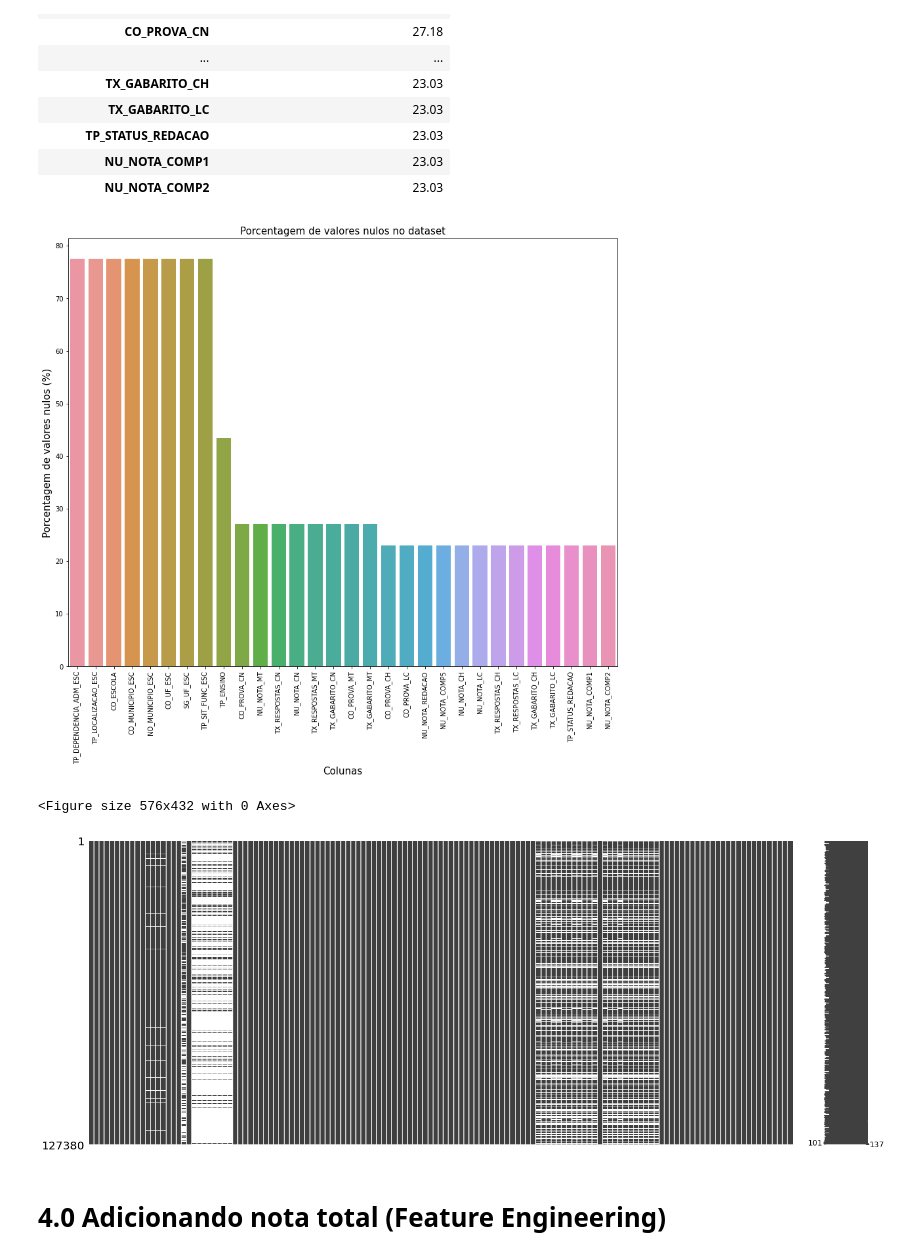
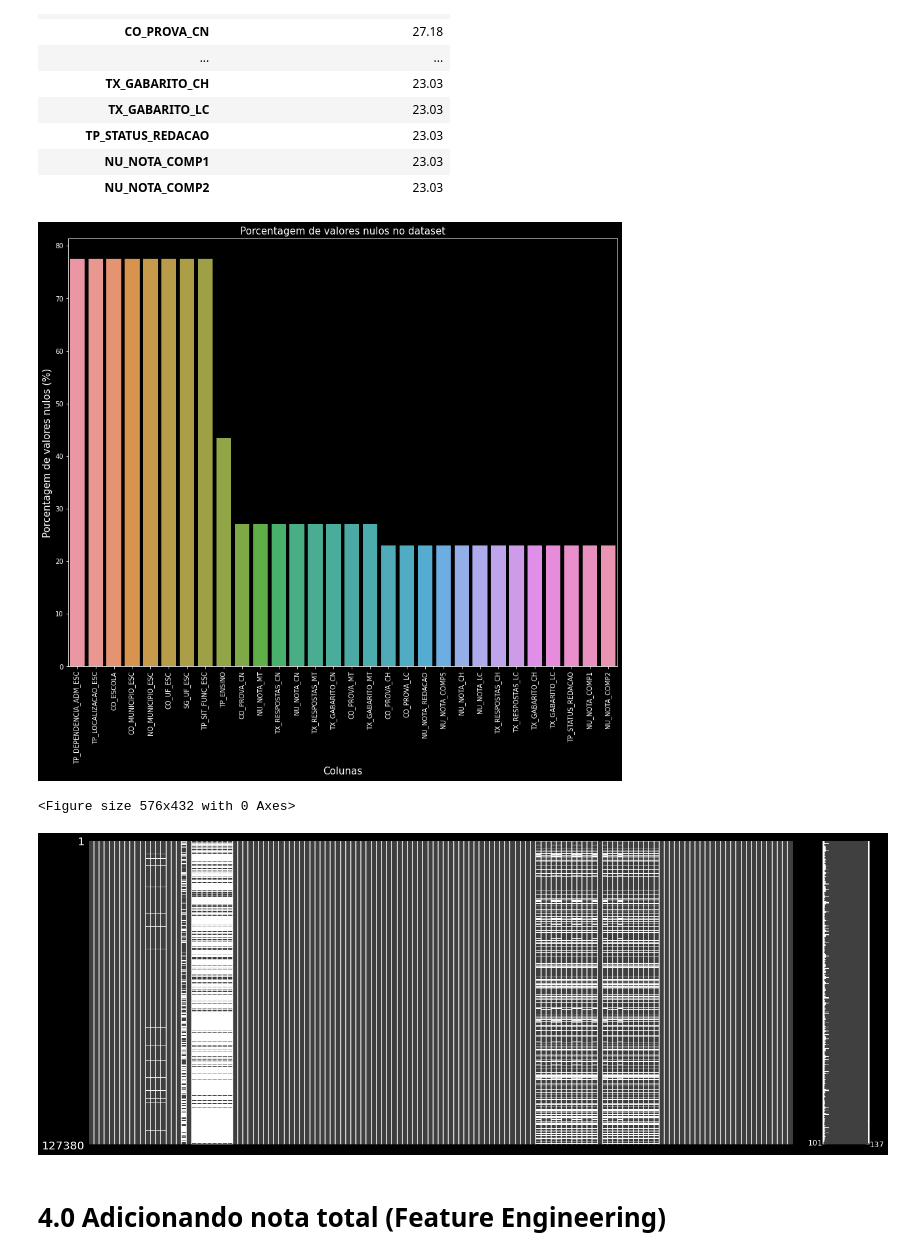
Before and after one commit to Ededu1984/Imersao-dados-2019, a Jupyter notebook: IMERSAO_DADOS_ENEM_2019.ipynb, the cells around one changed output. Saved outputs shown, nothing was run; the diff lists cells and outputs as text; code cells hidden in the pictures.

```diff
--- a/IMERSAO_DADOS_ENEM_2019.ipynb
+++ b/IMERSAO_DADOS_ENEM_2019.ipynb
@@ -189,15 +189,16 @@ valores_nan.head(40)
 # %%
 ### Verificando porcentagem de valores nulos
 
 f, ax = plt.subplots(figsize=(15, 12))
+plt.style.use("dark_background")
 plt.xticks(rotation='90')
 sns.barplot(x=todos_valores_nulos.index, y=todos_valores_nulos)
 plt.xlabel('Colunas', fontsize=15)
 plt.ylabel('Porcentagem de valores nulos (%)', fontsize=15)
 plt.title('Porcentagem de valores nulos no dataset', fontsize=15)
 plt.show()
 # %% [output]
-[figure, old version]
+[figure, new version]
 # %%
 # Visão geral da distribuição de valores nulos no dataset
 ## As regiões em braco estão preenchidas com NaN
@@ -207,7 +208,7 @@ msno.matrix(treino)
 plt.show()
 # %% [output]
 <Figure size 576x432 with 0 Axes>
-[figure, old version]
+[figure, new version]
 # %% [markdown]
 # 4.0 Adicionando nota total (Feature Engineering)
 # %%
```
Also changed, not shown: parts of 19 cells of this notebook.
